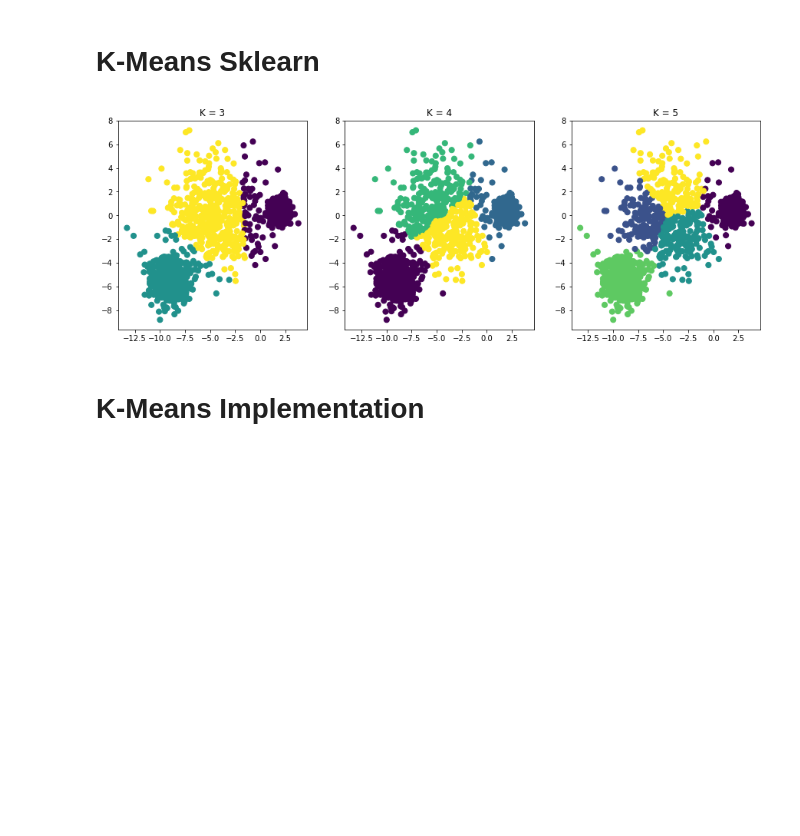
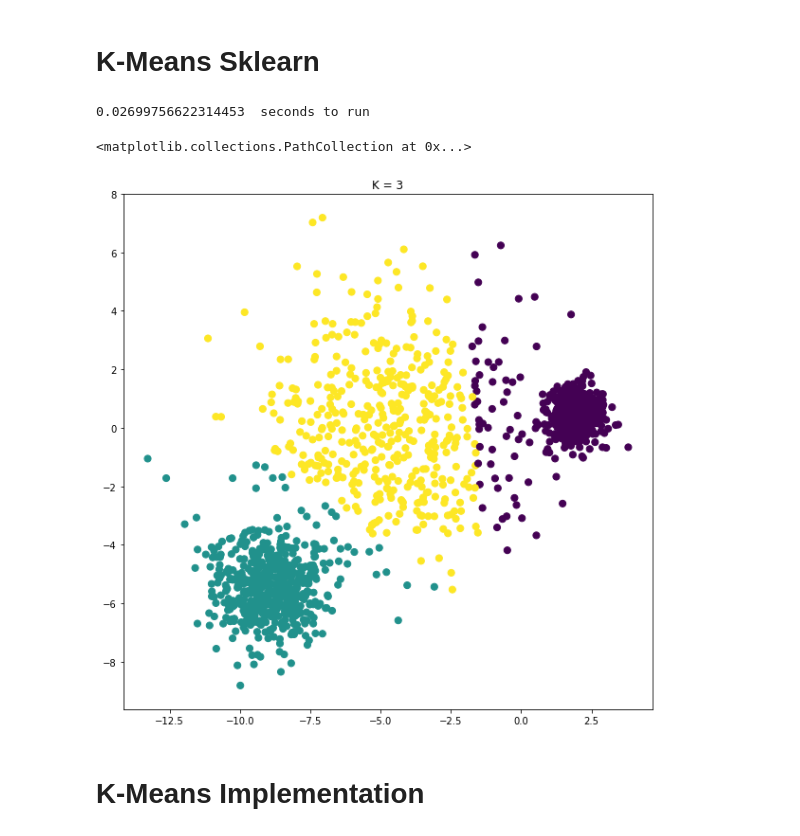
Before and after one commit to ChandlerVia/Data-Mining, a Jupyter notebook: kmeansAlg.ipynb, the cells around one changed output. Cells and saved outputs as stored; diff of their text form; code cells hidden in the pictures; blank space fills up the shorter version.

```diff
--- a/kmeansAlg.ipynb
+++ b/kmeansAlg.ipynb
@@ -11,17 +13,18 @@ colormap = {0: 'r', 1: 'g', 2: 'b', 3: 'y', 4: 'c', 5: 'm', 6: 'k'}
 # %% [markdown]
 # K-Means Sklearn
 # %%
-i=0
-plt.figure(figsize=(15,5))
-while i < 3:
-    kmeans = KMeans(n_clusters=3+i).fit(data)
-    y_kmeans = kmeans.predict(data)
-    plt.subplot(131+i)
-    plt.title("K = %s" % (i+3))
-    plt.scatter(data['x'], data['y'], c=y_kmeans, s=50, cmap='viridis')
-    i = i+1
+plt.figure(figsize=(10,10))
+timeBefore = time.time()
+kmeans = KMeans(n_clusters=3).fit(data)
+y_kmeans = kmeans.predict(data)
+timeAfter = time.time()
+print(timeAfter-timeBefore, " seconds to run")
+plt.title("K = 3")
+plt.scatter(data['x'], data['y'], c=y_kmeans, s=50, cmap='viridis')
 # %% [output]
+0.02699756622314453  seconds to run
+<matplotlib.collections.PathCollection at 0x...>
-[figure, old version]
+[figure, new version]
 # %% [markdown]
 # K-Means Implementation
 # %%
```
Also changed, not shown: parts of 4 cells of this notebook.
